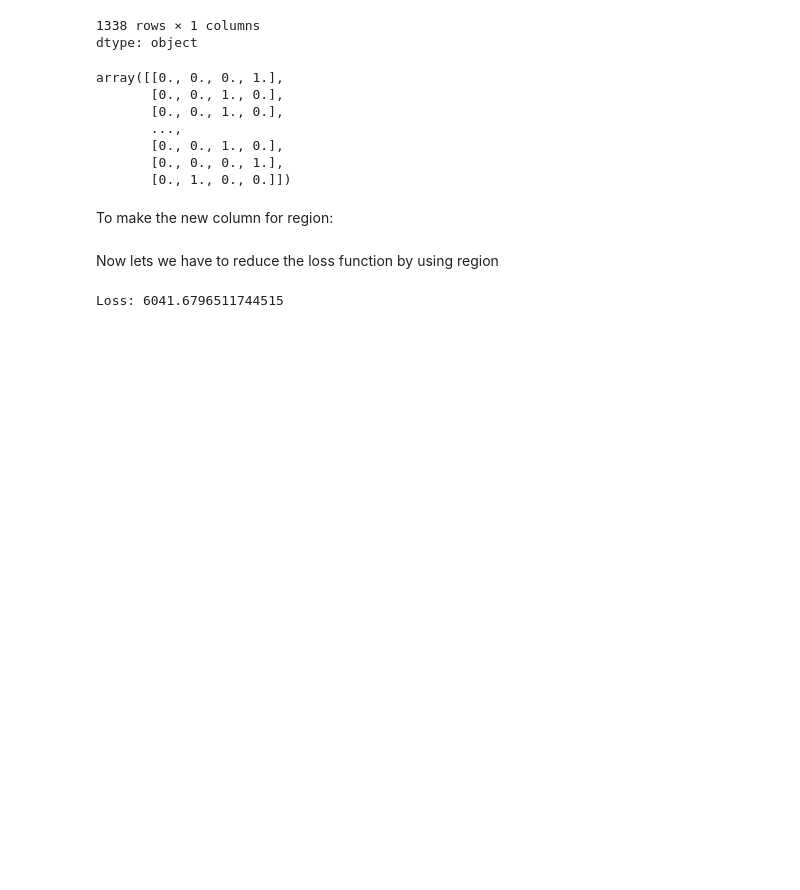
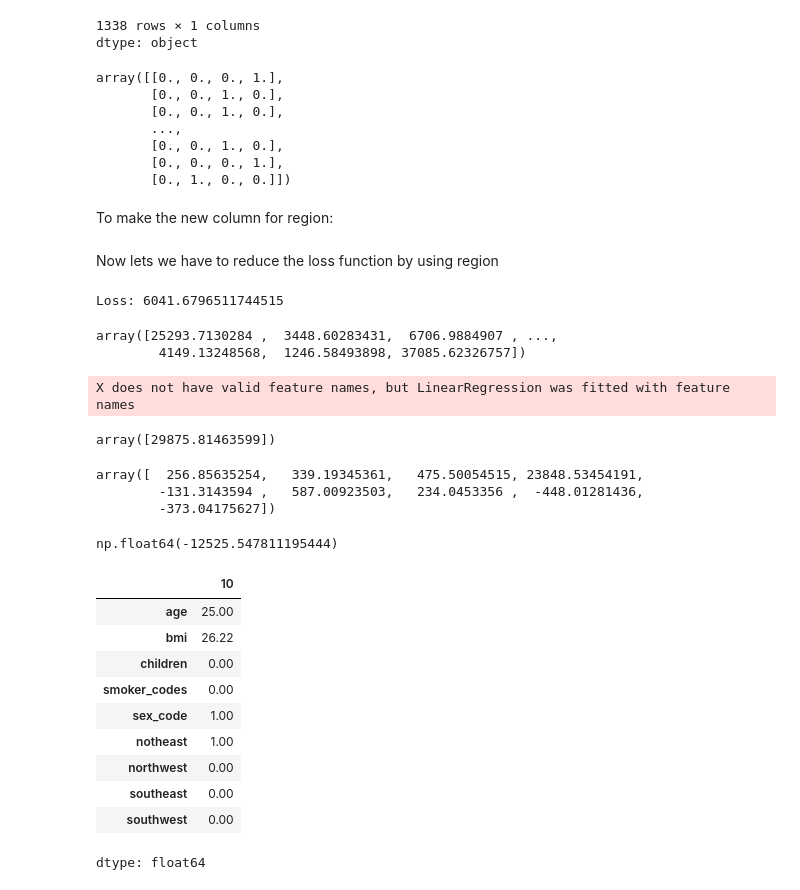
Before and after one commit to Aswin-S-Aswin/MachineLearning_MedicalReport, a Jupyter notebook: Machine_learning.ipynb, the cells around one changed output. Cells and saved outputs as stored; diff of their text form; code cells hidden in the pictures; blank space fills up the shorter version.

```diff
--- a/Machine_learning.ipynb
+++ b/Machine_learning.ipynb
@@ -683,7 +683,7 @@ memory usage: 73.3+ KB
 None
 # %%
 # Add the 'smoker_codes' column to medical_df
-medical_df['smoker_codes'] = medical_df.smoker.map(smoker_codes)
+medical_df['smoker_codes'] = smoker_df
 
 # Create inputs and targets
 inputs, targets = medical_df[['age', 'bmi', 'children', 'smoker_codes']], medical_df['charges']
@@ -758,3 +758,37 @@ loss=rmse(targets,predictions)
 print('Loss:',loss)
 # %% [output]
 Loss: 6041.6796511744515
+# %%
+predictions
+# %% [output]
+array([25293.7130284 ,  3448.60283431,  6706.9884907 , ...,
+        4149.13248568,  1246.58493898, 37085.62326757])
+# %%
+model.predict([[28,30,2,1,0,0,1,0,0]])
+# %% [output]
+X does not have valid feature names, but LinearRegression was fitted with feature names
+array([29875.81463599])
+# %%
+model.coef_
+# %% [output]
+array([  256.85635254,   339.19345361,   475.50054515, 23848.53454191,
+        -131.3143594 ,   587.00923503,   234.0453356 ,  -448.01281436,
+        -373.04175627])
+# %%
+model.intercept_
+# %% [output]
+np.float64(-12525.547811195444)
+# %%
+medical_df[input_cols].loc[10]
+# %% [output]
+|  | 10 |
+| age | 25.00 |
+| bmi | 26.22 |
+| children | 0.00 |
+| smoker_codes | 0.00 |
+| sex_code | 1.00 |
+| notheast | 1.00 |
+| northwest | 0.00 |
+| southeast | 0.00 |
+| southwest | 0.00 |
+dtype: float64
```
Also changed, not shown: parts of 2 cells of this notebook.
